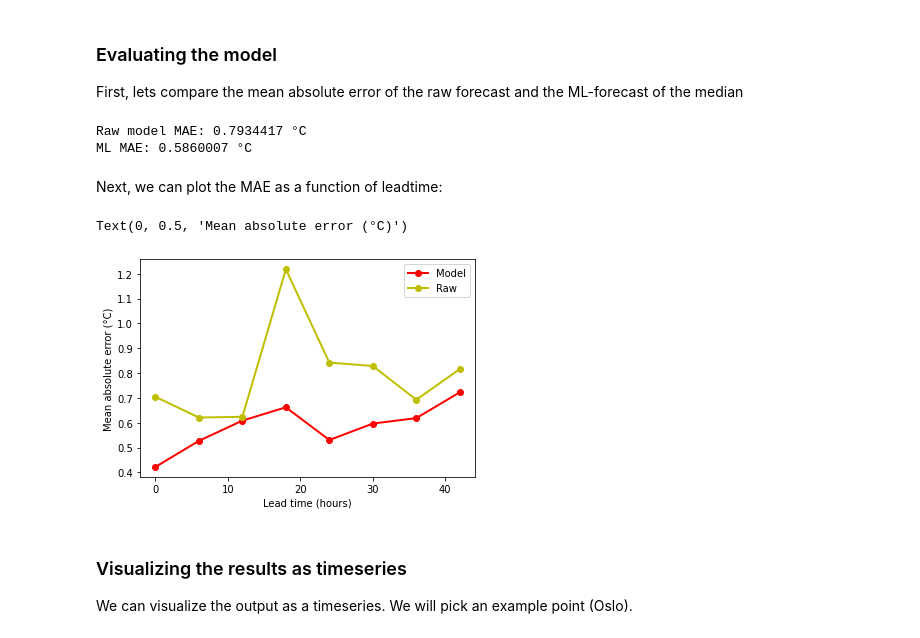
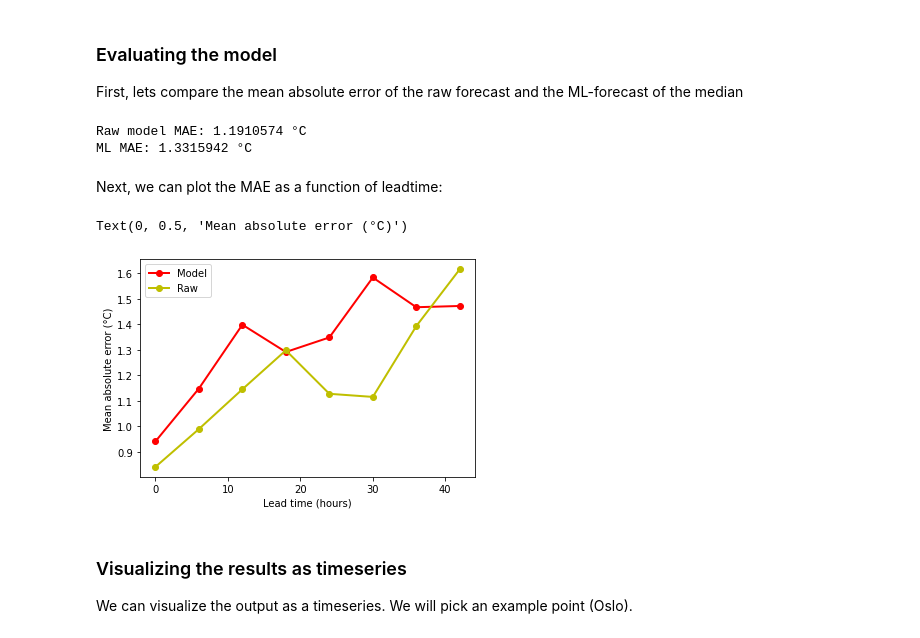
Before and after one commit to metno/maelstrom-yr, a Jupyter notebook: notebooks/demo_a1.ipynb, the cells around one changed output. Saved outputs shown, nothing was run; the diff lists cells and outputs as text; code cells hidden in the pictures.

```diff
--- a/notebooks/demo_a1.ipynb
+++ b/notebooks/demo_a1.ipynb
@@ -92,9 +108,9 @@ Text(0.5, 1.0, 'Target')
 ## Example solution
 ### Normalizing the predictors
 # %%
-raw = np.copy(ds["predictors"][:, :, :, 0:8])
-P = ds["predictors"].shape[3]
+raw_forecast = np.copy(ds["predictors"][:, :, :, 0:num_leadtimes])
+predictors = np.copy(ds["predictors"].values)
+P = predictors.shape[3]
 for p in range(P):
-    print(p)
-    ds["predictors"][:, :, :, p] -= np.nanmean(ds["predictors"][:, :, :, p])
-    ds["predictors"][:, :, :, p] /= np.nanstd(ds["predictors"][:, :, :, p])
+    predictors[:, :, :, p] -= np.nanmean(predictors[:, :, :, p])
+    predictors[:, :, :, p] /= np.nanstd(predictors[:, :, :, p])
@@ -125,9 +139,12 @@ num_outputs = 3 * 8
 model = keras.Sequential()
 model.add(keras.layers.InputLayer(predictors.shape[1:]))
 model.add(keras.layers.Dense(24))
-model.add(keras.layers.Conv2D(24, 3, activation = 'relu', padding = 'same'))
+model.add(keras.layers.Dense(24))
+model.add(keras.layers.Dense(24))
+model.add(keras.layers.Dense(24))
 model.add(keras.layers.Dense(24))
 model.add(keras.layers.Dense(num_outputs))
 
-model.compile(optimizer = keras.optimizers.Adam(learning_rate = 1e-4), loss = quantile_loss_function)
+model.compile(optimizer = keras.optimizers.Adam(learning_rate = 1e-2), loss = quantile_loss_function)
+model.summary()
 # %% [output]
@@ -143,6 +181,7 @@ To enable them in other operations, rebuild TensorFlow with the appropriate comp
 # %%
-model.compile(optimizer=keras.optimizers.Adam(learning_rate=1e-4), loss=quantile_loss_function)
+Itrain = range(predictors.shape[0]//2)
+Ieval = range(predictors.shape[0]//2, predictors.shape[0])
 num_epochs = 50
 batch_size = 4
-model.fit(predictors, target, epochs=num_epochs, batch_size=batch_size)
+model.fit(predictors[Itrain, ...], target[Itrain, ...], epochs=num_epochs, batch_size=batch_size)
 # %% [output]
@@ -169,4 +208,4 @@ Epoch 50/50
 # %% [markdown]
 ### Predict output
 # %%
-output = model.predict(predictors)
+output = model.predict(predictors[Ieval, ...])
@@ -176,22 +217,23 @@ output = model.predict(predictors)
 ### Evaluating the model
 First, lets compare the mean absolute error of the raw forecast and the ML-forecast of the median
 # %%
-print("Raw model MAE:", np.nanmean(np.abs(raw - target)), "°C")
-print("ML MAE:", np.nanmean(np.abs(output[:, :, :, 0:8] - target)), "°C")
+print("Raw model MAE:", np.nanmean(np.abs(raw_forecast[Ieval, ...] - target[Ieval, ...])), "°C")
+print("ML MAE:", np.nanmean(np.abs(output[:, :, :, 0:num_leadtimes] - target[Ieval, ...])), "°C")
 # %% [output]
-Raw model MAE: 0.7934417 °C
-ML MAE: 0.5860007 °C
+Raw model MAE: 1.1910574 °C
+ML MAE: 1.3315942 °C
 # %% [markdown]
 Next, we can plot the MAE as a function of leadtime:
 # %%
-plt.plot(x, [np.nanmean(np.abs(output[:, :, :, i] - target[:, :, :, i])) for i in range(num_leadtimes)], 'ro-', lw=2, label="Model")
-plt.plot(x, [np.nanmean(np.abs(raw[:, :, :, i] - target[:, :, :, i])) for i in range(num_leadtimes)], 'yo-', lw=2, label="Raw")
+x = ds["leadtime"].astype(float) / 3600 / 1e9
+plt.plot(x, [np.nanmean(np.abs(output[:, :, :, i] - target[Ieval, :, :, i])) for i in range(num_leadtimes)], 'ro-', lw=2, label="Model")
+plt.plot(x, [np.nanmean(np.abs(raw_forecast[Ieval, :, :, i] - target[Ieval, :, :, i])) for i in range(num_leadtimes)], 'yo-', lw=2, label="Raw")
 plt.legend()
 plt.xlabel("Lead time (hours)")
 plt.ylabel("Mean absolute error (°C)")
 # %% [output]
 Text(0, 0.5, 'Mean absolute error (°C)')
-[figure, old version]
+[figure, new version]
 # %% [markdown]
 ### Visualizing the results as timeseries
 We can visualize the output as a timeseries. We will pick an example point (Oslo).
```
Also changed, not shown: parts of 12 cells of this notebook.
